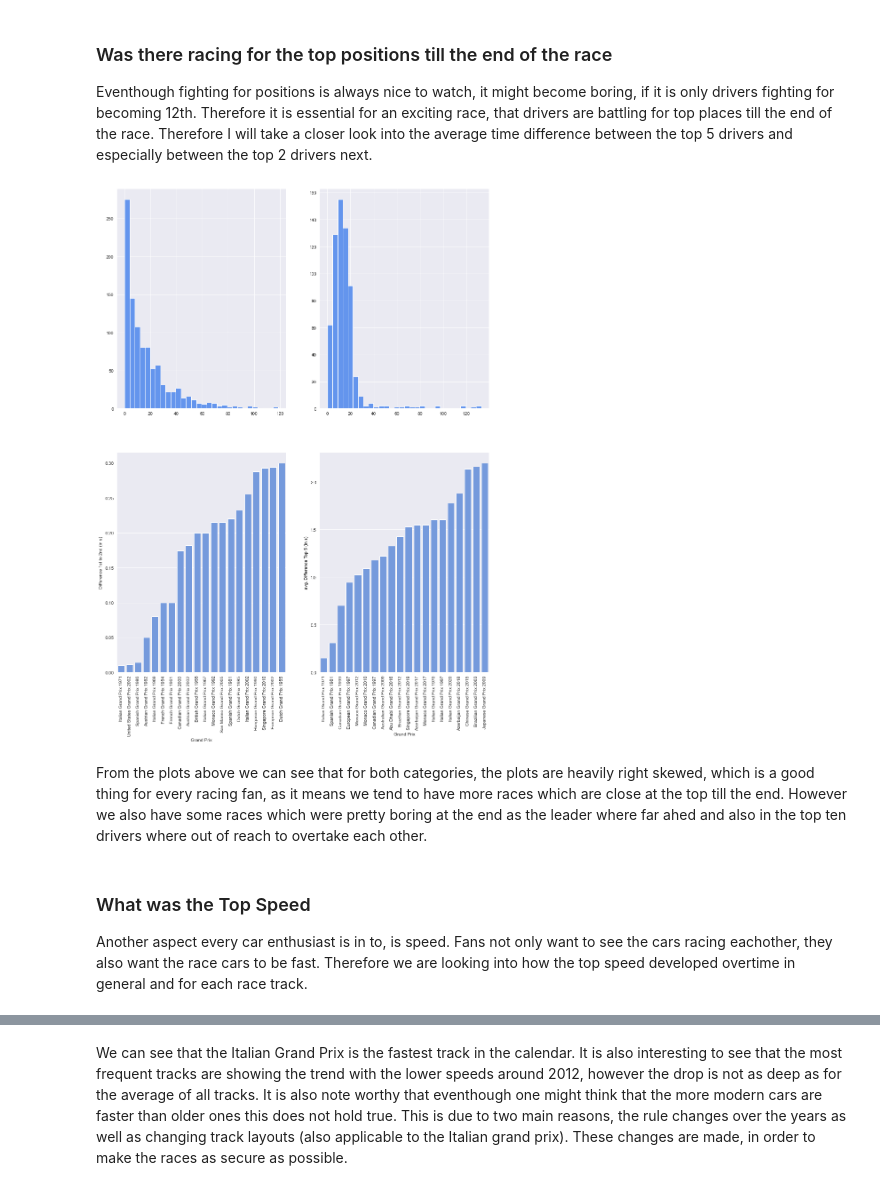
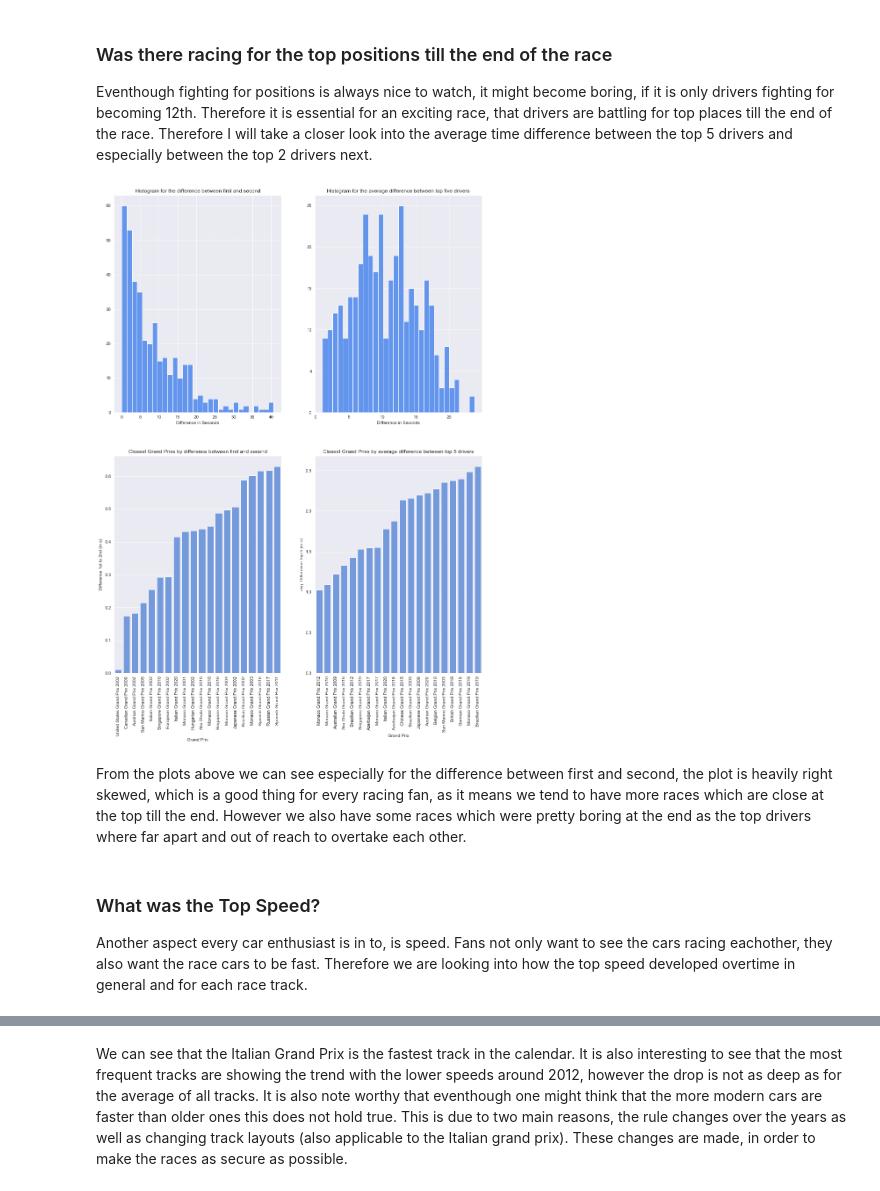
Before and after one commit to data301-2021-winter1/group16-project, a Jupyter notebook: notebooks/analysis2.ipynb, the cells around one changed output, grey strips where cells are left out. Saved outputs shown, nothing was run; the diff lists cells and outputs as text; code cells hidden in the pictures.

```diff
--- a/notebooks/analysis2.ipynb
+++ b/notebooks/analysis2.ipynb
@@ -538,35 +495,39 @@ Eventhough fighting for positions is always nice to watch, it might become borin
 # %%
 f = plt.figure(figsize=(15, 20))
 gs = f.add_gridspec(2,2)
 
 df_time_diff = df_races[['year', 'name', 'Difference 1st to 2nd (in s)', 'avg. Difference Top 5 (in s)']]
 #histogram  time difference top 2
 ax = f.add_subplot(gs[0, 0])
-fig1 = df_time_diff[(df_time_diff['Difference 1st to 2nd (in s)']>0) & (df_time_diff['Difference 1st to 2nd (in s)']<120)]['Difference 1st to 2nd (in s)'].hist(bins=30,color='cornflowerblue')
+fig1 = df_time_diff[(df_time_diff['Difference 1st to 2nd (in s)']>0) & (df_time_diff['Difference 1st to 2nd (in s)']<45)]['Difference 1st to 2nd (in s)'].hist(bins=30,color='cornflowerblue')
+fig1.set(title='Histogram for the difference between first and second', xlabel='Difference in Seconds')
 
 #histogram  time difference top 5
 ax = f.add_subplot(gs[0, 1])
 fig2 = df_time_diff[df_time_diff['avg. Difference Top 5 (in s)']>0]['avg. Difference Top 5 (in s)'].hist(bins=30,color='cornflowerblue')
+fig2.set(title='Histogram for the average difference between top five drivers', xlabel='Difference in Seconds')
 
 # Top Races by difference of 1st and 2nd
 df_top_20 = df_time_diff[df_time_diff['Difference 1st to 2nd (in s)']>0].sort_values(by='Difference 1st to 2nd (in s)')[:20]
 df_top_20['Grand Prix'] = df_top_20['name'] + ' ' + df_top_20['year'].astype(str)
 ax = f.add_subplot(gs[1, 0])
 fig3 = sns.barplot(x=df_top_20['Grand Prix'], y=df_top_20['Difference 1st to 2nd (in s)'], color='cornflowerblue')
+fig3.set(title='Closest Grand Prixs by difference between first and second')
 fig3 = fig3.set_xticklabels(labels=fig3.get_xticklabels(), rotation=90)
 
 # Top Races by avg. difference of top 5
 df_top_20 = df_time_diff[df_time_diff['avg. Difference Top 5 (in s)']>0].sort_values(by='avg. Difference Top 5 (in s)')[:20]
 df_top_20['Grand Prix'] = df_top_20['name'] + ' ' + df_top_20['year'].astype(str)
 ax = f.add_subplot(gs[1, 1])
 fig3 = sns.barplot(x=df_top_20['Grand Prix'], y=df_top_20['avg. Difference Top 5 (in s)'], color='cornflowerblue')
+fig3.set(title='Closest Grand Prixs by average difference between top 5 drivers')
 fig3 = fig3.set_xticklabels(labels=fig3.get_xticklabels(), rotation=90)
 # %% [output]
-[figure, old version]
+[figure, new version]
 # %% [markdown]
-From the plots above we can see that for both categories, the plots are heavily right skewed, which is a good thing for every racing fan, as it means we tend to have more races which are close at the top till the end. However we also have some races which were pretty boring at the end as the leader where far ahed and also in the top ten drivers where out of reach to overtake each other.
+From the plots above we can see especially for the difference between first and second, the plot is heavily right skewed, which is a good thing for every racing fan, as it means we tend to have more races which are close at the top till the end. However we also have some races which were pretty boring at the end as the top drivers where far apart and out of reach to overtake each other.
 # %% [markdown]
-### What was the Top Speed
+### What was the Top Speed?
 Another aspect every car enthusiast is in to, is speed. Fans not only want to see the cars racing eachother, they also want the race cars to be fast. Therefore we are looking into how the top speed developed overtime in general and for each race track.
 # %%
 f = plt.figure(figsize=(15, 20))
```
Also changed, not shown: parts of 43 cells of this notebook, 2 other files.
